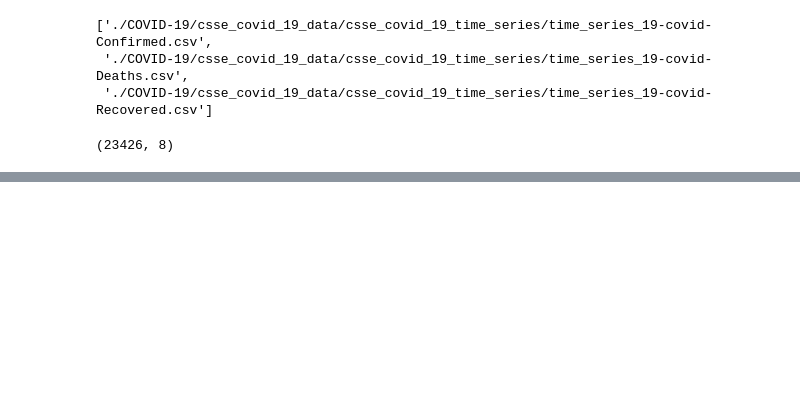
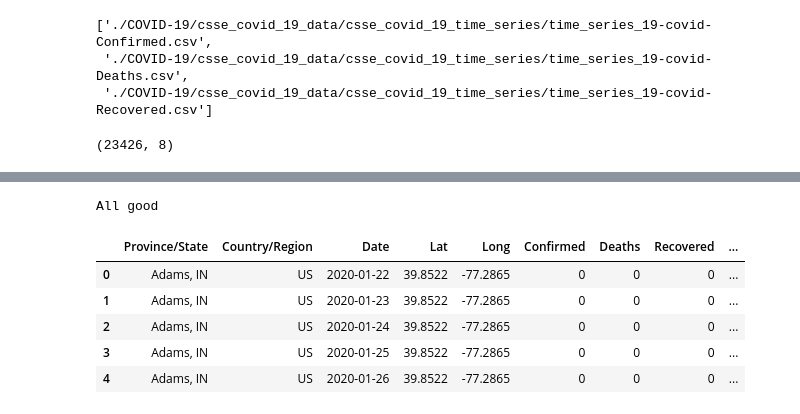
Before and after one commit to alex-rpd/nCoV2019, a Jupyter notebook: nCoV analysis.ipynb, the cells around one changed output, grey strips where cells are left out. Cells and saved outputs as stored; diff of their text form; code cells hidden in the pictures; blank space fills up the shorter version.

```diff
--- a/nCoV analysis.ipynb
+++ b/nCoV analysis.ipynb
@@ -353,2 +402,2 @@ country_continent = dict(zip(foo.Country_Name, foo.Continent_Name))
 # %%
-df['Continent'] = df['Country/Region'].map(country_continent)
+df3['Continent'] = df3['Country/Region'].map(country_continent)
@@ -376 +404,18 @@ df[df['Continent'].isna()]
+# %%
+if len(df3[df3['Continent'].isna()]) == 0:
+    print('All good')
+# %% [output]
+All good
+# %%
+df3['DeathRate'] = df3['Deaths'] / df3['Confirmed']
+df3['RecoveredRate'] = df3['Recovered'] / df3['Confirmed']
+# %%
+df3.head()
+# %% [output]
+|  | Province/State | Country/Region | Date | Lat | Long | Confirmed | Deaths | Recovered | ... |
+| 0 | Adams, IN | US | 2020-01-22 | 39.8522 | -77.2865 | 0 | 0 | 0 | ... |
+| 1 | Adams, IN | US | 2020-01-23 | 39.8522 | -77.2865 | 0 | 0 | 0 | ... |
+| 2 | Adams, IN | US | 2020-01-24 | 39.8522 | -77.2865 | 0 | 0 | 0 | ... |
+| 3 | Adams, IN | US | 2020-01-25 | 39.8522 | -77.2865 | 0 | 0 | 0 | ... |
+| 4 | Adams, IN | US | 2020-01-26 | 39.8522 | -77.2865 | 0 | 0 | 0 | ... |
 # %%
```
Also changed, not shown: parts of 22 cells of this notebook, 3 other files.
